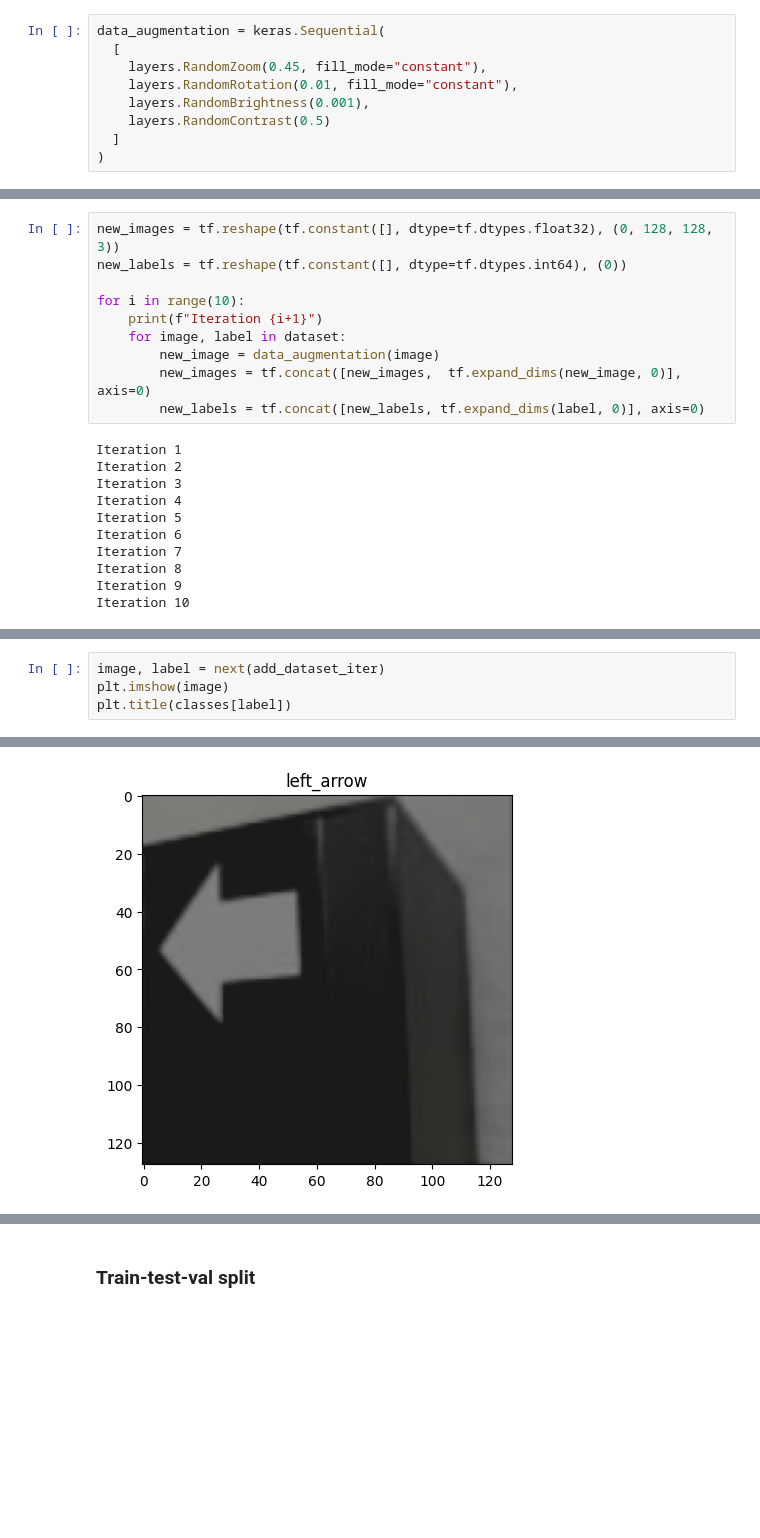
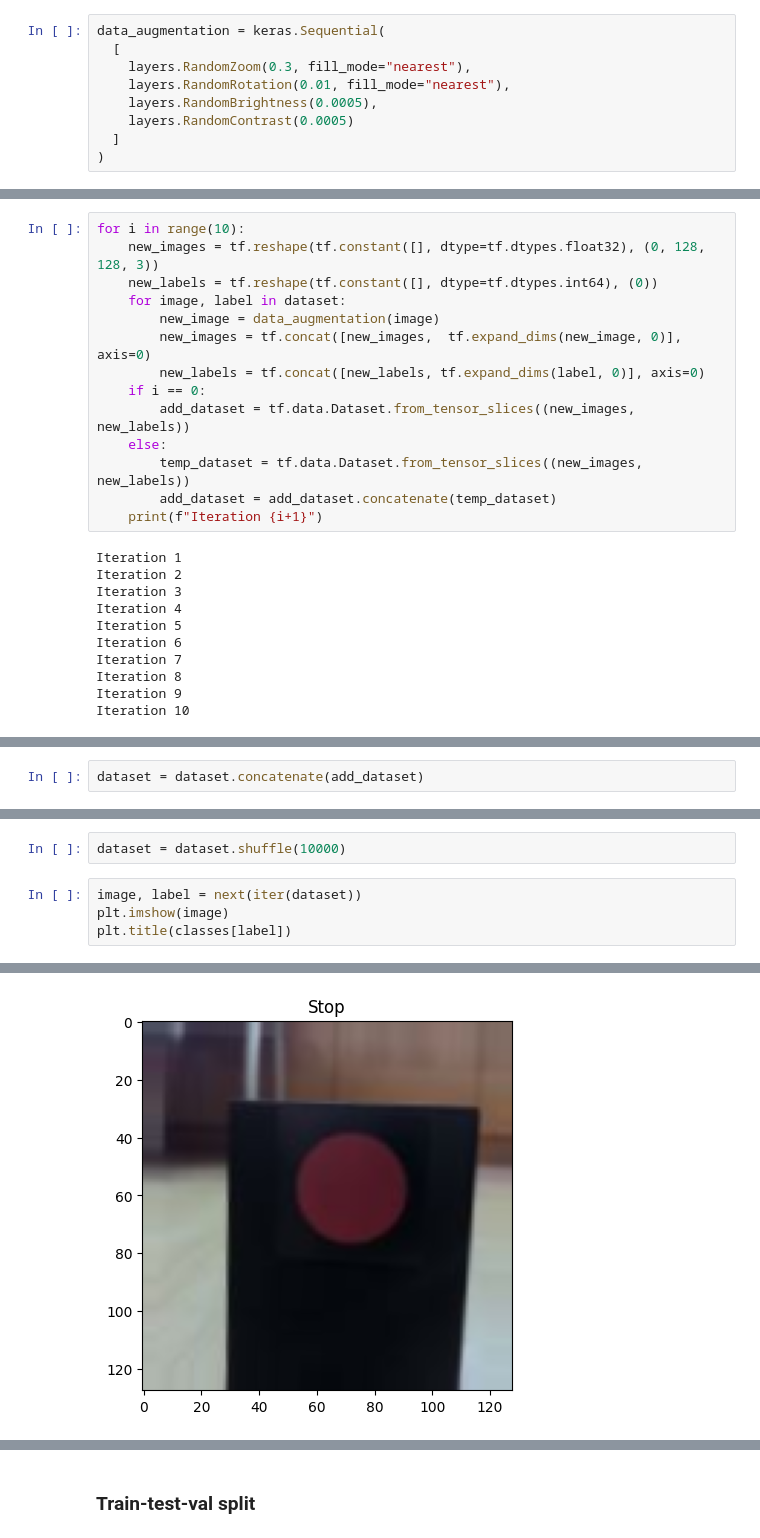
Before and after one commit to wwaihoe/mdp-image-recognition, a Jupyter notebook: image_classification.ipynb, the cells around one changed output, grey strips where cells are left out. Saved outputs shown, nothing was run; the diff lists cells and outputs as text; blank space fills up the shorter version.

Commit message:
updated models and dataset

```diff
--- a/image_classification.ipynb
+++ b/image_classification.ipynb
@@ -151,10 +173,10 @@ img_width = 128
 # %%
 data_augmentation = keras.Sequential(
   [
-    layers.RandomZoom(0.45, fill_mode="constant"),
-    layers.RandomRotation(0.01, fill_mode="constant"),
-    layers.RandomBrightness(0.001),
-    layers.RandomContrast(0.5)
+    layers.RandomZoom(0.3, fill_mode="nearest"),
+    layers.RandomRotation(0.01, fill_mode="nearest"),
+    layers.RandomBrightness(0.0005),
+    layers.RandomContrast(0.0005)
   ]
 )
 # %%
@@ -176,13 +201,17 @@ Clipping input data to the valid range for imshow with RGB data ([0..1] for floa
 # %%
-new_images = tf.reshape(tf.constant([], dtype=tf.dtypes.float32), (0, 128, 128, 3))
-new_labels = tf.reshape(tf.constant([], dtype=tf.dtypes.int64), (0))
-
 for i in range(10):
-    print(f"Iteration {i+1}")
+    new_images = tf.reshape(tf.constant([], dtype=tf.dtypes.float32), (0, 128, 128, 3))
+    new_labels = tf.reshape(tf.constant([], dtype=tf.dtypes.int64), (0))
     for image, label in dataset:
         new_image = data_augmentation(image)
         new_images = tf.concat([new_images,  tf.expand_dims(new_image, 0)], axis=0)
         new_labels = tf.concat([new_labels, tf.expand_dims(label, 0)], axis=0)
+    if i == 0:
+        add_dataset = tf.data.Dataset.from_tensor_slices((new_images, new_labels))
+    else:
+        temp_dataset = tf.data.Dataset.from_tensor_slices((new_images, new_labels))
+        add_dataset = add_dataset.concatenate(temp_dataset)
+    print(f"Iteration {i+1}")
 # %% [output]
 Iteration 1
 Iteration 2
@@ -204,0 +226,2 @@ add_dataset_iter = iter(add_dataset)
+# %%
+dataset = dataset.concatenate(add_dataset)
@@ -205,5 +232,7 @@ add_dataset_iter = iter(add_dataset)
+# %%
+dataset = dataset.shuffle(10000)
 # %%
-image, label = next(add_dataset_iter)
+image, label = next(iter(dataset))
 plt.imshow(image)
 plt.title(classes[label])
 # %% [output]
@@ -211 +240 @@ Text(0.5, 1.0, 'left_arrow')
-[figure, old version]
+[figure, new version]
```
Also changed, not shown: parts of 86 cells of this notebook, 1 other file.
